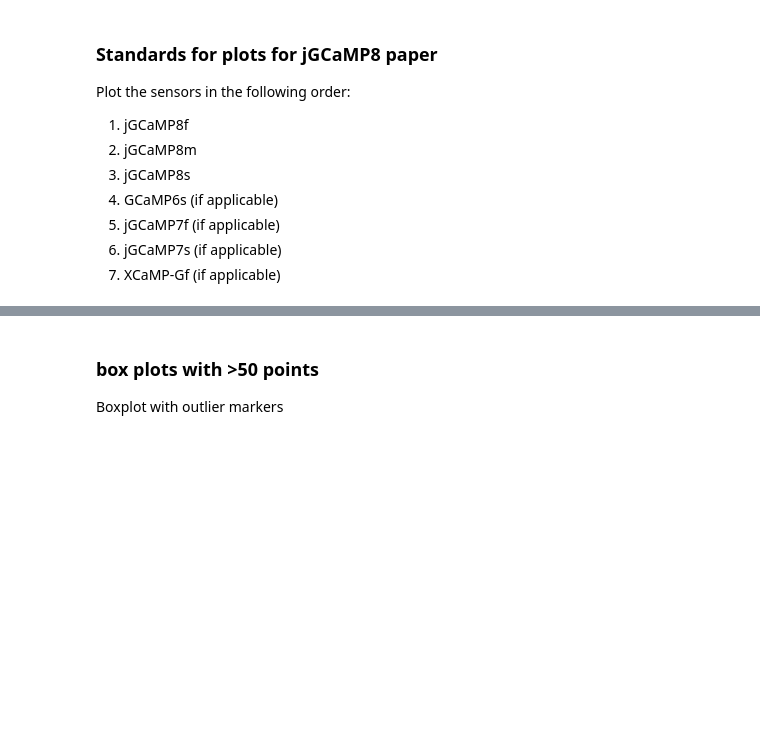
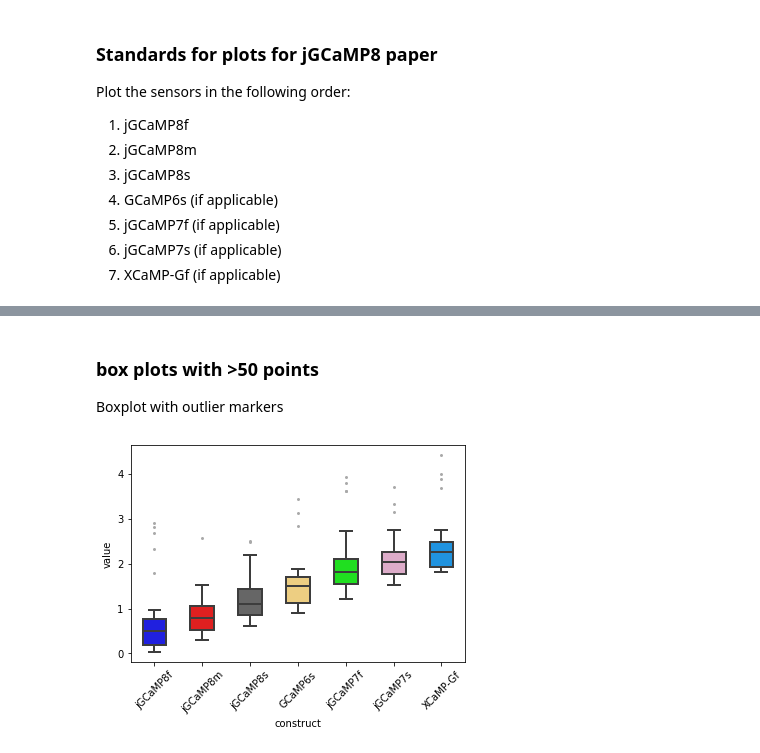
Before and after one commit to ilyakolb/jGCaMP8-neuron-culture-screen, a Jupyter notebook: plotting-standards.ipynb, the cells around one changed output, grey strips where cells are left out. Drawn from its saved outputs; the diff is of its cells as text; code cells hidden in the pictures; blank space fills up the shorter version.

```diff
--- a/plotting-standards.ipynb
+++ b/plotting-standards.ipynb
@@ -87,4 +75,0 @@ pass
-# %% [markdown]
-### box plots with >50 points
-
-Boxplot with outlier markers
@@ -106,0 +76,25 @@ pass
+# %% [markdown]
+### box plots with >50 points
+
+Boxplot with outlier markers
+# %%
+
+ax2 = sns.boxplot(x="construct",
+                 y='value',
+                 data=data,
+                 order = hits_label,
+                 showfliers=True,
+                 fliersize=3,
+                 linewidth=2,
+                 width=.5,
+                 #zorder=100,
+                 palette = hits_colors,
+                 flierprops = {'marker': 'o',
+                               'markeredgecolor':'none',
+                               'markerfacecolor':'darkgray'}
+                )
+
+ax2.set_xticklabels(hits_label,rotation=45)
+pass
+# %% [output]
+[figure, added]
```
Also changed, not shown: parts of 5 cells of this notebook, 1 other file.
